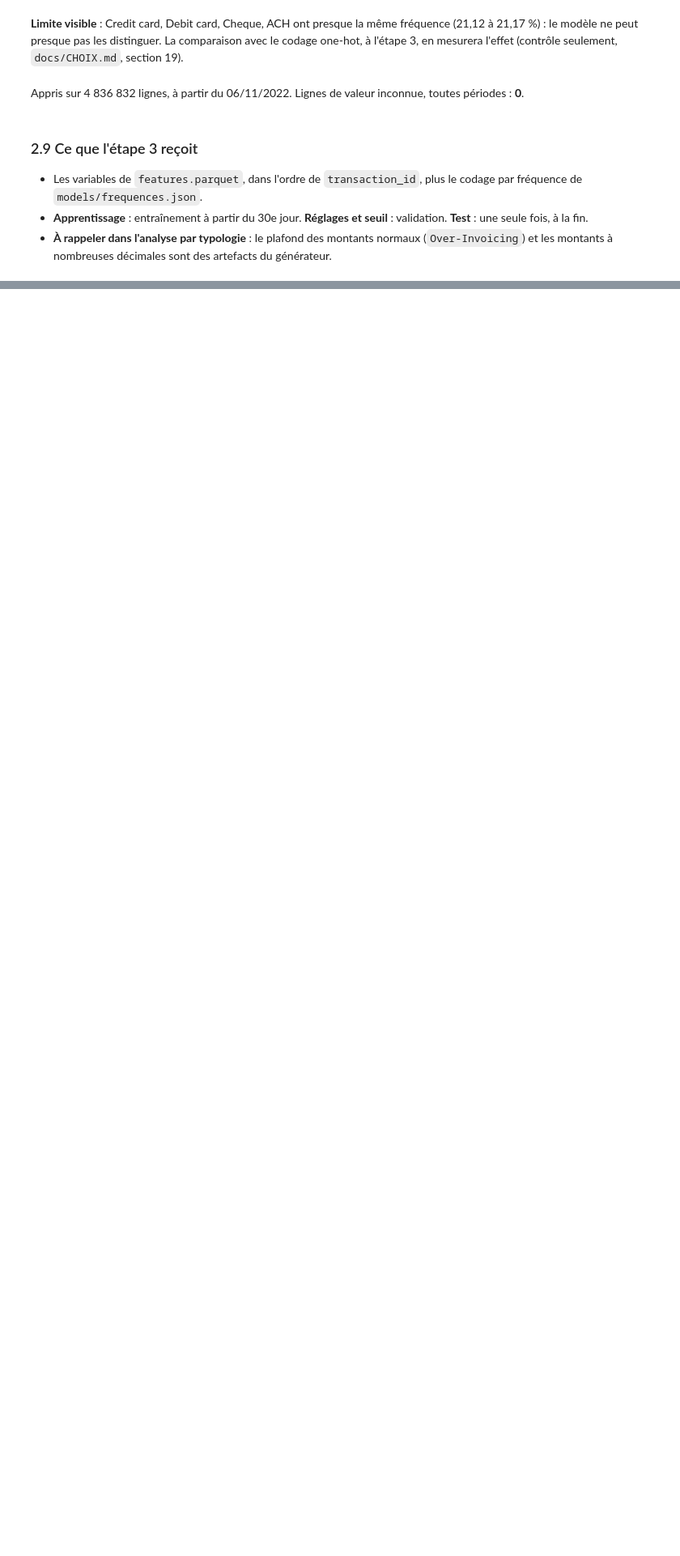
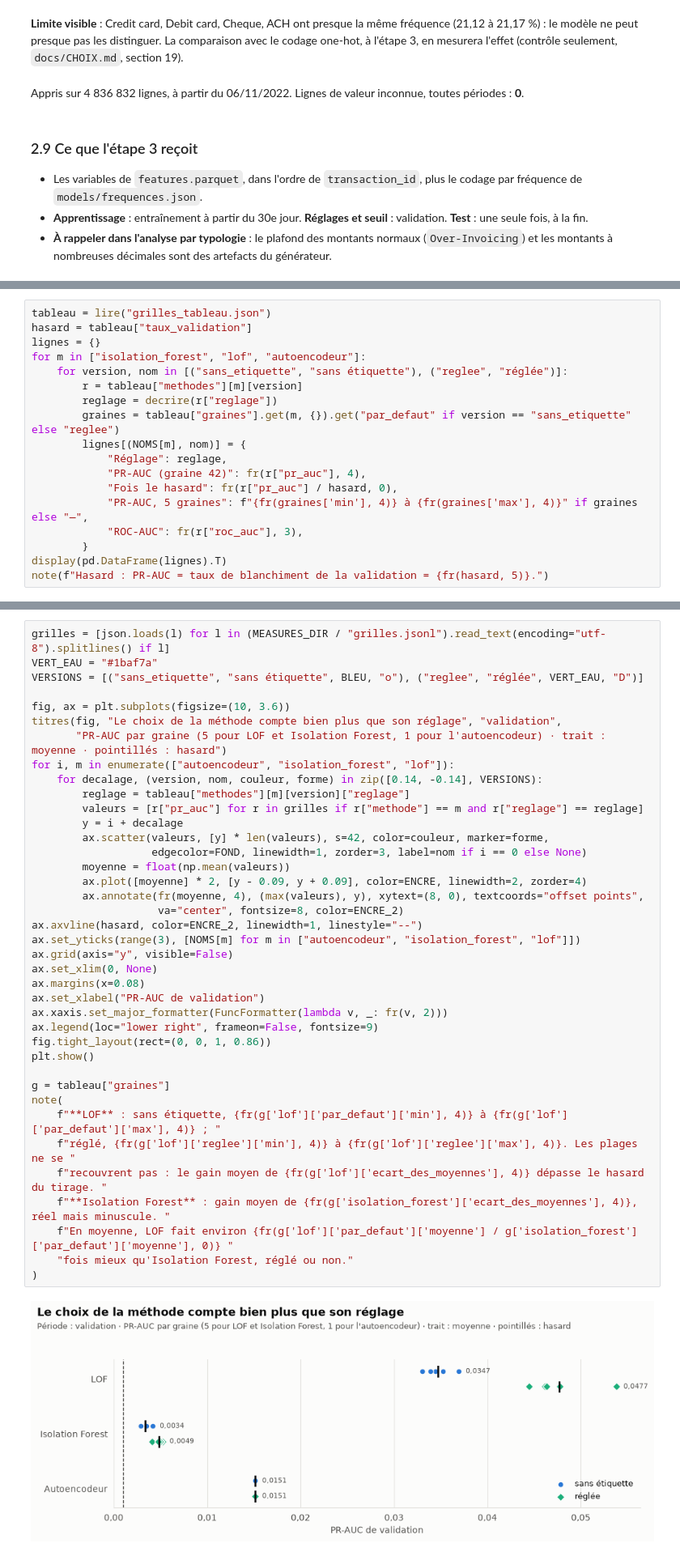
Before and after one commit to aljene307/aml-detection-xai, a Jupyter notebook: notebooks/projet_aml.ipynb, the cells around one changed output, grey strips where cells are left out. Shown at 81% size. Saved outputs shown, nothing was run; the diff lists cells and outputs as text; blank space fills up the shorter version.

Commit message:
feat: section méthodes non supervisées du notebook

```diff
--- a/notebooks/projet_aml.ipynb
+++ b/notebooks/projet_aml.ipynb
@@ -833,0 +936,18 @@ Appris sur 4 836 832 lignes, à partir du 06/11/2022. Lignes de valeur inconnu
+# %%
+tableau = lire("grilles_tableau.json")
+hasard = tableau["taux_validation"]
+lignes = {}
+for m in ["isolation_forest", "lof", "autoencodeur"]:
+    for version, nom in [("sans_etiquette", "sans étiquette"), ("reglee", "réglée")]:
+        r = tableau["methodes"][m][version]
+        reglage = decrire(r["reglage"])
+        graines = tableau["graines"].get(m, {}).get("par_defaut" if version == "sans_etiquette" else "reglee")
+        lignes[(NOMS[m], nom)] = {
+            "Réglage": reglage,
+            "PR-AUC (graine 42)": fr(r["pr_auc"], 4),
+            "Fois le hasard": fr(r["pr_auc"] / hasard, 0),
+            "PR-AUC, 5 graines": f"{fr(graines['min'], 4)} à {fr(graines['max'], 4)}" if graines else "—",
+            "ROC-AUC": fr(r["roc_auc"], 3),
+        }
+display(pd.DataFrame(lignes).T)
+note(f"Hasard : PR-AUC = taux de blanchiment de la validation = {fr(hasard, 5)}.")
@@ -833,0 +963,41 @@ Appris sur 4 836 832 lignes, à partir du 06/11/2022. Lignes de valeur inconnu
+# %%
+grilles = [json.loads(l) for l in (MEASURES_DIR / "grilles.jsonl").read_text(encoding="utf-8").splitlines() if l]
+VERT_EAU = "#1baf7a"
+VERSIONS = [("sans_etiquette", "sans étiquette", BLEU, "o"), ("reglee", "réglée", VERT_EAU, "D")]
+
+fig, ax = plt.subplots(figsize=(10, 3.6))
+titres(fig, "Le choix de la méthode compte bien plus que son réglage", "validation",
+       "PR-AUC par graine (5 pour LOF et Isolation Forest, 1 pour l'autoencodeur) · trait : moyenne · pointillés : hasard")
+for i, m in enumerate(["autoencodeur", "isolation_forest", "lof"]):
+    for decalage, (version, nom, couleur, forme) in zip([0.14, -0.14], VERSIONS):
+        reglage = tableau["methodes"][m][version]["reglage"]
+        valeurs = [r["pr_auc"] for r in grilles if r["methode"] == m and r["reglage"] == reglage]
+        y = i + decalage
+        ax.scatter(valeurs, [y] * len(valeurs), s=42, color=couleur, marker=forme,
+                   edgecolor=FOND, linewidth=1, zorder=3, label=nom if i == 0 else None)
+        moyenne = float(np.mean(valeurs))
+        ax.plot([moyenne] * 2, [y - 0.09, y + 0.09], color=ENCRE, linewidth=2, zorder=4)
+        ax.annotate(fr(moyenne, 4), (max(valeurs), y), xytext=(8, 0), textcoords="offset points",
+                    va="center", fontsize=8, color=ENCRE_2)
+ax.axvline(hasard, color=ENCRE_2, linewidth=1, linestyle="--")
+ax.set_yticks(range(3), [NOMS[m] for m in ["autoencodeur", "isolation_forest", "lof"]])
+ax.grid(axis="y", visible=False)
+ax.set_xlim(0, None)
+ax.margins(x=0.08)
+ax.set_xlabel("PR-AUC de validation")
+ax.xaxis.set_major_formatter(FuncFormatter(lambda v, _: fr(v, 2)))
+ax.legend(loc="lower right", frameon=False, fontsize=9)
+fig.tight_layout(rect=(0, 0, 1, 0.86))
+plt.show()
+
+g = tableau["graines"]
+note(
+    f"**LOF** : sans étiquette, {fr(g['lof']['par_defaut']['min'], 4)} à {fr(g['lof']['par_defaut']['max'], 4)} ; "
+    f"réglé, {fr(g['lof']['reglee']['min'], 4)} à {fr(g['lof']['reglee']['max'], 4)}. Les plages ne se "
+    f"recouvrent pas : le gain moyen de {fr(g['lof']['ecart_des_moyennes'], 4)} dépasse le hasard du tirage. "
+    f"**Isolation Forest** : gain moyen de {fr(g['isolation_forest']['ecart_des_moyennes'], 4)}, réel mais minuscule. "
+    f"En moyenne, LOF fait environ {fr(g['lof']['par_defaut']['moyenne'] / g['isolation_forest']['par_defaut']['moyenne'], 0)} "
+    "fois mieux qu'Isolation Forest, réglé ou non."
+)
+# %% [output]
+[figure, added]
```
Also changed, not shown: parts of 15 cells of this notebook.
